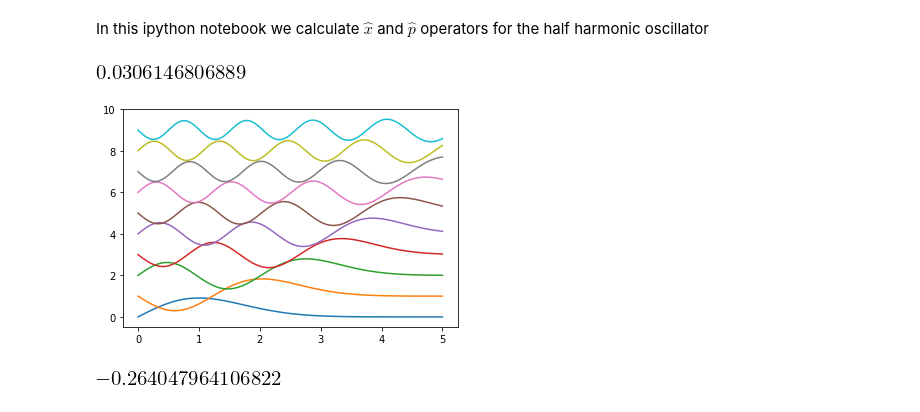
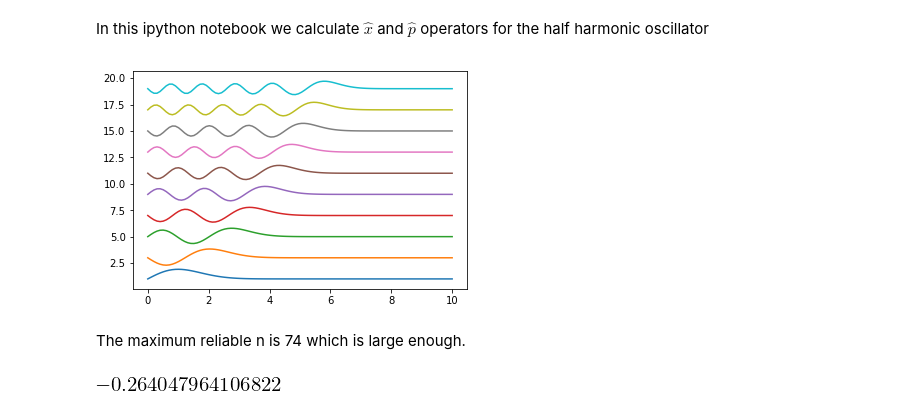
Before and after one commit to behnamgit/Q_Heat_Engine, a Jupyter notebook: Half_HO.ipynb, the cells around one changed output. Drawn from its saved outputs; the diff is of its cells as text; code cells hidden in the pictures.

```diff
--- a/Half_HO.ipynb
+++ b/Half_HO.ipynb
@@ -18,16 +18,14 @@ def half_harmonic(n,x):
     psi = A(n)*Herm(2*n+1,x)*np.exp(-x**2/2)
     #psi = nonnegative(x)* A(n)*Herm(2*n+1,x)*np.exp(-x**2/2)
     return psi
-# %%
-half_harmonic(3,5)
-# %% [output]
-[figure, removed]
 # %%
-x = np.linspace(0,5,100)
+x = np.linspace(0,10,100)
 for n in range(10):
-    plt.plot(x,half_harmonic(n,x)+n)
+    plt.plot(x,half_harmonic(n,x)+(2*n+1))
 # %% [output]
-[figure, old version]
+[figure, new version]
+# %% [markdown]
+The maximum reliable n is  74 which is large enough.
 # %%
 integrate(half_harmonic(2,x)*half_harmonic(3,x),(x,0,2)))
 # %% [output]
```
